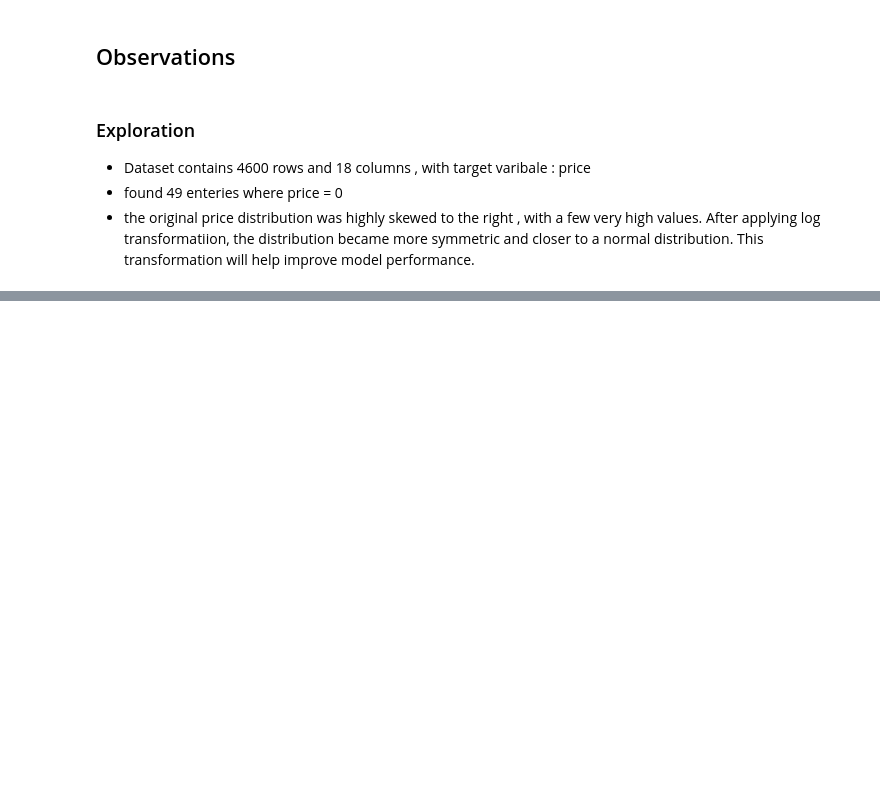
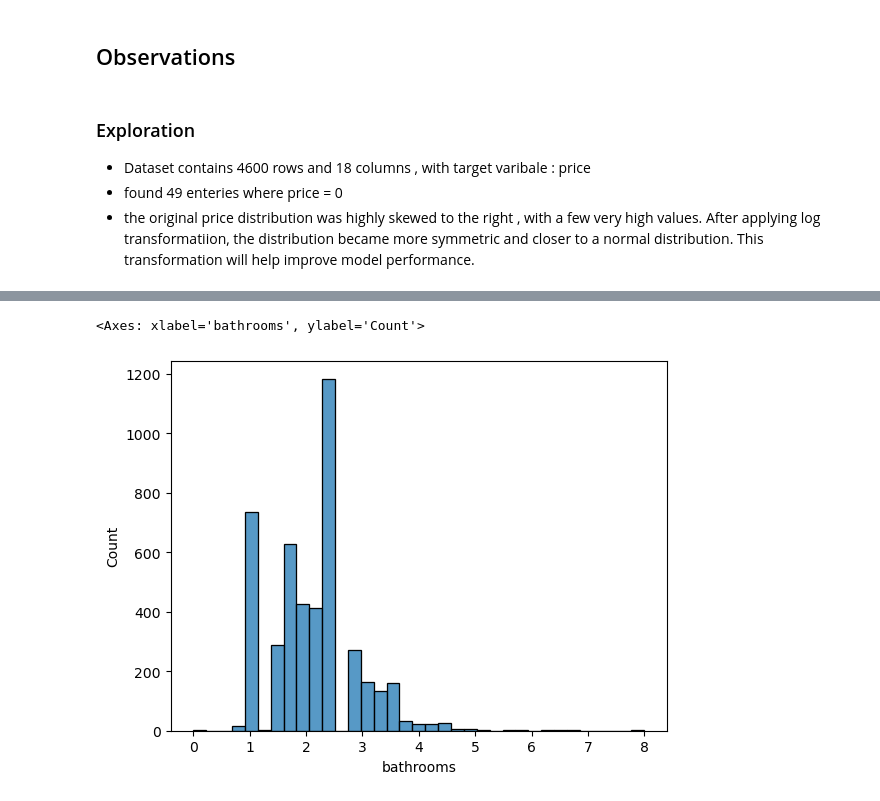
Before and after one commit to malikriya122006-create/house-price-prediction, a Jupyter notebook: house_price_prediction.ipynb, the cells around one changed output, grey strips where cells are left out. Cells and saved outputs as stored; diff of their text form; code cells hidden in the pictures; blank space fills up the shorter version.

```diff
--- a/house_price_prediction.ipynb
+++ b/house_price_prediction.ipynb
@@ -116,0 +134,9 @@ Text(0, 0.5, 'frequency')
+# %%
+sns.histplot(
+    data = df,
+    x = "bathrooms",
+    bins = 35
+)
+# %% [output]
+<Axes: xlabel='bathrooms', ylabel='Count'>
+[figure, added]
```
Also changed, not shown: parts of 38 cells of this notebook.
